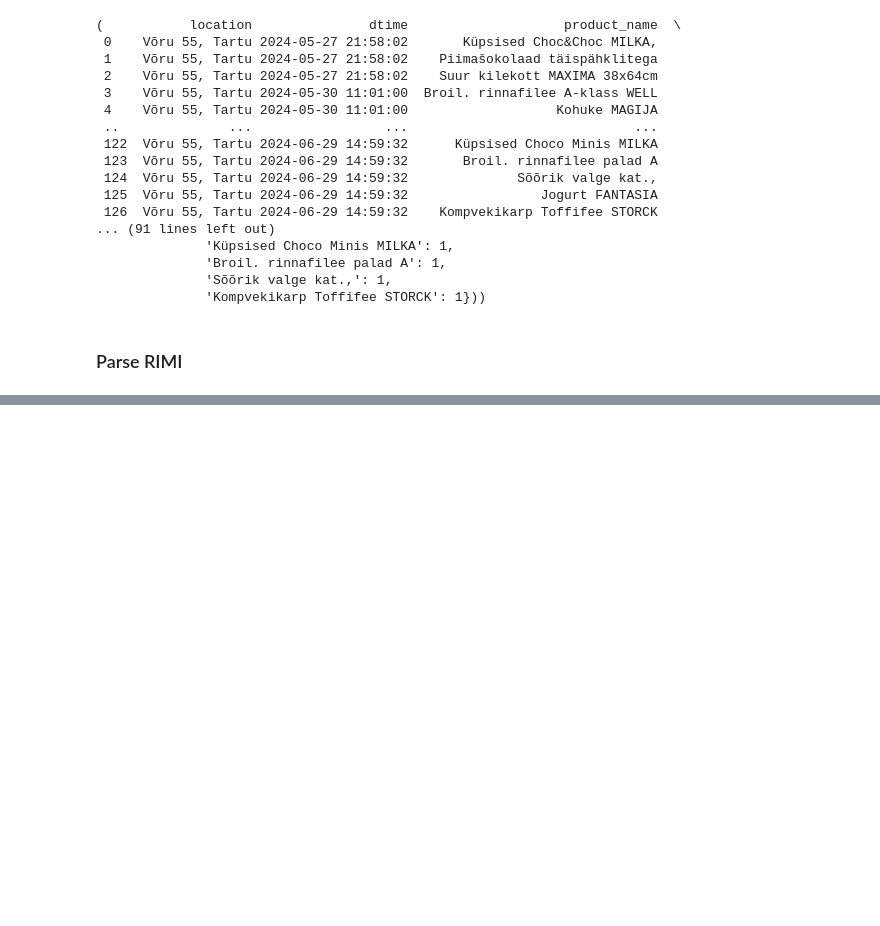
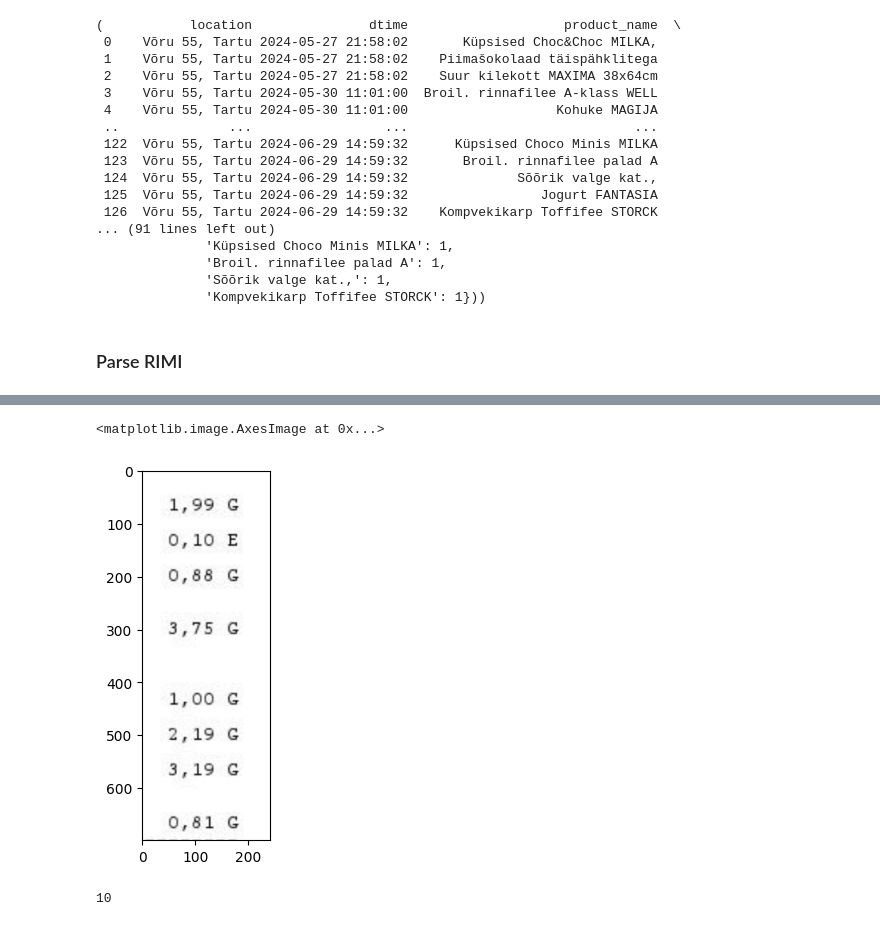
Before and after one commit to iljapavlov/ReceiptAutomation, a Jupyter notebook: test.ipynb, the cells around one changed output, grey strips where cells are left out. Saved outputs shown, nothing was run; the diff lists cells and outputs as text; code cells hidden in the pictures; blank space fills up the shorter version.

```diff
--- a/test.ipynb
+++ b/test.ipynb
@@ -12,6 +14,8 @@ from dotenv import load_dotenv
 from pdf2image import convert_from_bytes
 import pytesseract
 import re
+import cv2
+import numpy as np
 from bs4 import BeautifulSoup
 from imbox import Imbox
 import imaplib
@@ -23,3 +27,4 @@ from parsers.maxima_parser import maxima_parser
 from pdf2image import convert_from_bytes
 
 imaplib.IMAP4._encoding = 'utf-8'
+pytesseract.pytesseract.tesseract_cmd = r'C:\Program Files\Tesseract-OCR\tesseract.exe'
@@ -229,16 +236,7 @@ pdf_io = [a for a in attachments if a['content-type'] == 'application/pdf'][0]['
 pdf_io.getvalue()
 
 
-# Save PDF to validate
-# with open("output.pdf", "wb") as f:
-#     f.write(pdf_io.getvalue())
+# use ocr
+images = convert_from_bytes(pdf_io.getvalue(), poppler_path=r'C:/Program Files/poppler-24.07.0/Library/bin')
 
-# use ocr
-
-
-
-images = convert_from_bytes(pdf_io.getvalue(), poppler_path=r'C:\Program Files\poppler-24.07.0\bin')
-
-text = ""
-for image in images:
-    text += pytesseract.image_to_string(image)
+# detect different sections and parse them separately
@@ -282,0 +341,9 @@ imap_connection.logout()
+# %%
+plt.imshow(roi[:,int(roi.shape[1]*0.75):roi.shape[1]])
+# %% [output]
+<matplotlib.image.AxesImage at 0x...>
+[figure, added]
+# %%
+len(results['products'])
+# %% [output]
+10
```
Also changed, not shown: parts of 10 cells of this notebook.
